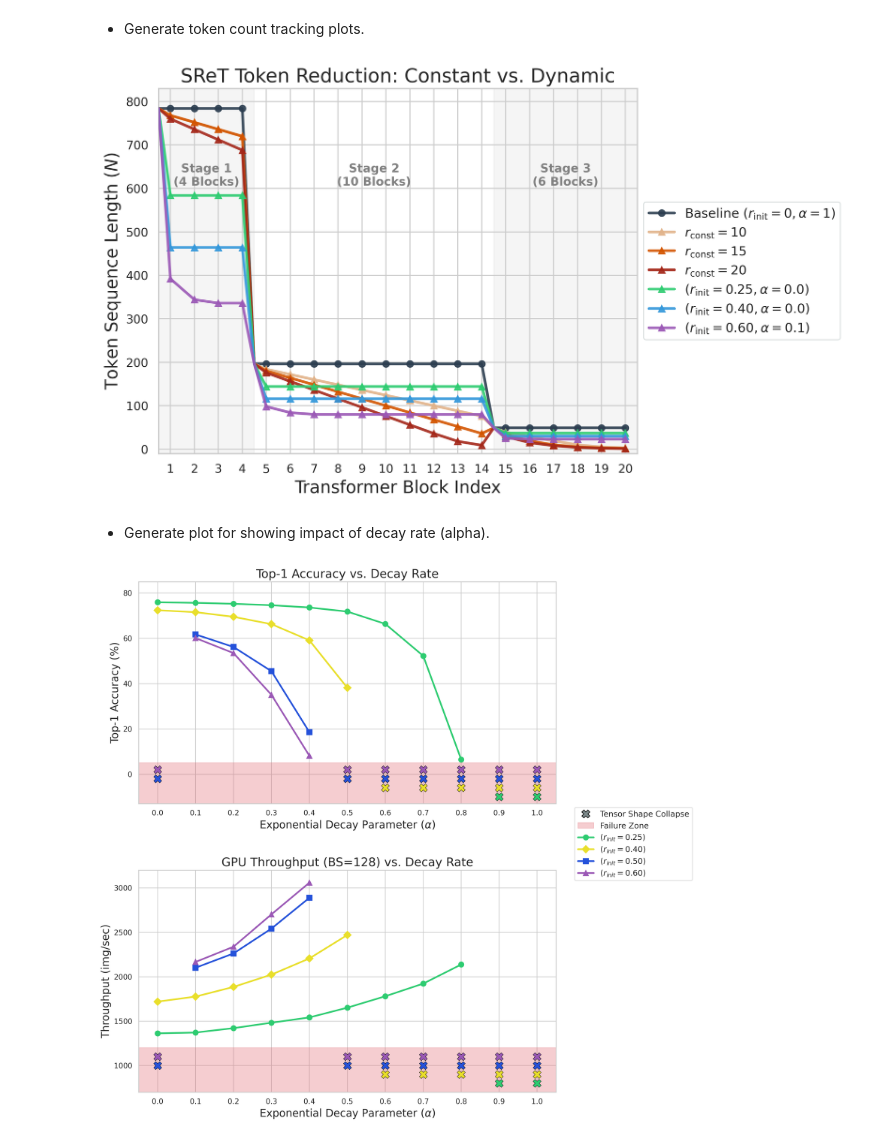
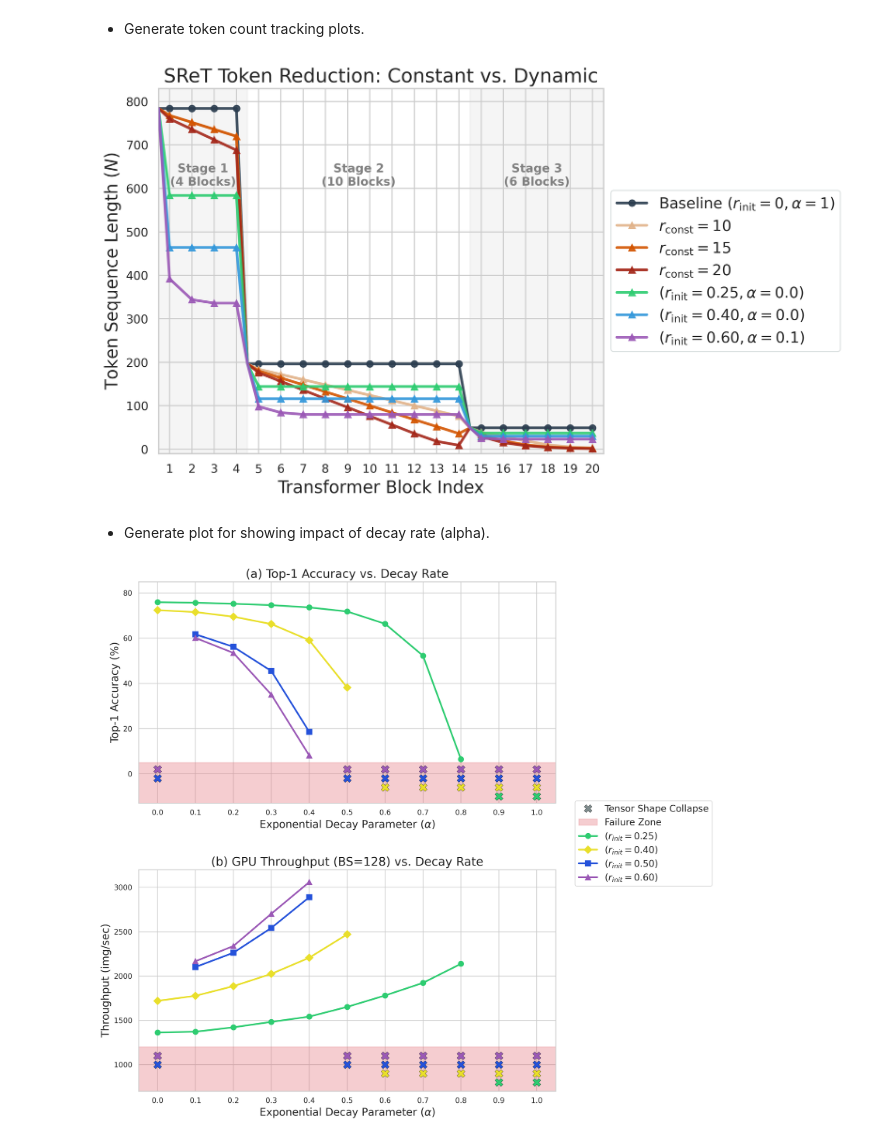
Before and after one commit to junseokm/sret-tome, a Jupyter notebook: plots.ipynb, the cells around one changed output. Drawn from its saved outputs; the diff is of its cells as text; code cells hidden in the pictures.

Commit message:
Update plots

```diff
--- a/plots.ipynb
+++ b/plots.ipynb
@@ -218,7 +193,7 @@ plt.rcParams.update({
     'font.size': 14,
     'axes.labelsize': 16,
     'axes.titlesize': 18,
-    'legend.fontsize': 12,
+    'legend.fontsize': 14,
     'figure.dpi': 300,
     'lines.linewidth': 2.5
 })
@@ -305,34 +280,34 @@ block_marker_indices = [i for i, x in enumerate(x_coords) if x % 1 == 0]
 for label, tokens in sret_token_progression.items():
     if "Constant" in label:
         linestyle = '--'
         marker = 's'  # square
     elif "Baseline" in label:
         linestyle = '-'
         marker = 'o'  # circle
     else:
         linestyle = '-'
         marker = '^'  # triangle
 
     ax.plot(x_coords, tokens, label=label, color=colors[label], linestyle=linestyle, marker=marker, markersize=6, markevery=block_marker_indices, alpha=0.9, zorder=5)
 
 ax.text(2.5, 630, 'Stage 1\n(4 Blocks)', ha='center', va='center', fontsize=11, fontweight='bold', color='gray')
 ax.text(9.5, 630, 'Stage 2\n(10 Blocks)', ha='center', va='center', fontsize=11, fontweight='bold', color='gray')
 ax.text(17.5, 630, 'Stage 3\n(6 Blocks)', ha='center', va='center', fontsize=11, fontweight='bold', color='gray')
 
 ax.set_title('SReT Token Reduction: Constant vs. Dynamic')
 ax.set_xlabel('Transformer Block Index')
 ax.set_ylabel('Token Sequence Length ($N$)')
 ax.set_xticks(range(1, 21))
 ax.set_xlim(0.5, 20.5)
 ax.set_ylim(-10, 830)
 
 ax.legend(loc='center left', bbox_to_anchor=(1, 0.5), frameon=True, facecolor='white', edgecolor='#d5dbdb')
 fig.tight_layout()
 fig.savefig('plots/sret_token_count.pdf', bbox_inches='tight')
 plt.show()
 plt.close(fig)
 # %% [output]
-[figure, old version]
+[figure, new version]
 # %% [markdown]
 - Generate plot for showing impact of decay rate (alpha).
 # %%
@@ -341,7 +316,7 @@ plt.rcParams.update({
     'font.size': 14,
     'axes.labelsize': 16,
     'axes.titlesize': 18,
-    'legend.fontsize': 12,
+    'legend.fontsize': 14,
     'figure.dpi': 300,
     'lines.linewidth': 2.5
 })
@@ -388,12 +363,12 @@ ax1.plot(alphas, acc_r60, label='($r_{init}=0.60$)', color='#9b59b6', marker='^'
 
 # show x markers
 for i, a in enumerate(alphas):
-    if status_r25[i] == 'FAILED': ax1.scatter(a, -10, color='#2ecc71', marker='X', s=150, edgecolor='black', linewidth=0.5, zorder=4)
-    if status_r40[i] == 'FAILED': ax1.scatter(a, -6,  color='#e9df2b', marker='X', s=150, edgecolor='black', linewidth=0.5, zorder=4)
-    if status_r50[i] == 'FAILED': ax1.scatter(a, -2,  color='#2552da', marker='X', s=150, edgecolor='black', linewidth=0.5, zorder=4)
-    if status_r60[i] == 'FAILED': ax1.scatter(a, 2,   color='#9b59b6', marker='X', s=150, edgecolor='black', linewidth=0.5, zorder=4)
+    if status_r25[i] == 'FAILED': ax1.scatter(a, -10, color='#2ecc71', marker='X', s=150, edgecolor='black', linewidth=0.3, zorder=4)
+    if status_r40[i] == 'FAILED': ax1.scatter(a, -6,  color='#e9df2b', marker='X', s=150, edgecolor='black', linewidth=0.3, zorder=4)
+    if status_r50[i] == 'FAILED': ax1.scatter(a, -2,  color='#2552da', marker='X', s=150, edgecolor='black', linewidth=0.3, zorder=4)
+    if status_r60[i] == 'FAILED': ax1.scatter(a, 2,   color='#9b59b6', marker='X', s=150, edgecolor='black', linewidth=0.3, zorder=4)
 
-ax1.set_title('Top-1 Accuracy vs. Decay Rate')
+ax1.set_title('(a) Top-1 Accuracy vs. Decay Rate')
 ax1.set_xlabel('Exponential Decay Parameter ($\\alpha$)')
 ax1.set_ylabel('Top-1 Accuracy (%)')
 ax1.set_xticks(alphas)
@@ -410,12 +385,12 @@ ax2.plot(alphas, tp_r60, color='#9b59b6', marker='^', markersize=8, zorder=3)
 
 # show x markers
 for i, a in enumerate(alphas):
-    if status_r25[i] == 'FAILED': ax2.scatter(a, 800, color='#2ecc71', marker='X', s=150, edgecolor='black', linewidth=0.5, zorder=4)
-    if status_r40[i] == 'FAILED': ax2.scatter(a, 900, color='#e9df2b', marker='X', s=150, edgecolor='black', linewidth=0.5, zorder=4)
-    if status_r50[i] == 'FAILED': ax2.scatter(a, 1000,    color='#2552da', marker='X', s=150, edgecolor='black', linewidth=0.5, zorder=4)
-    if status_r60[i] == 'FAILED': ax2.scatter(a, 1100,  color='#9b59b6', marker='X', s=150, edgecolor='black', linewidth=0.5, zorder=4)
+    if status_r25[i] == 'FAILED': ax2.scatter(a, 800, color='#2ecc71', marker='X', s=150, edgecolor='black', linewidth=0.3, zorder=4)
+    if status_r40[i] == 'FAILED': ax2.scatter(a, 900, color='#e9df2b', marker='X', s=150, edgecolor='black', linewidth=0.3, zorder=4)
+    if status_r50[i] == 'FAILED': ax2.scatter(a, 1000,    color='#2552da', marker='X', s=150, edgecolor='black', linewidth=0.3, zorder=4)
+    if status_r60[i] == 'FAILED': ax2.scatter(a, 1100,  color='#9b59b6', marker='X', s=150, edgecolor='black', linewidth=0.3, zorder=4)
 
-ax2.set_title('GPU Throughput (BS=128) vs. Decay Rate')
+ax2.set_title('(b) GPU Throughput (BS=128) vs. Decay Rate')
 ax2.set_xlabel('Exponential Decay Parameter ($\\alpha$)')
 ax2.set_ylabel('Throughput (img/sec)')
 ax2.set_xticks(alphas)
@@ -423,7 +398,7 @@ ax2.set_xlim(-0.05, 1.05)
 ax2.set_ylim(700, 3200)
 
 handles, labels = ax1.get_legend_handles_labels()
-failure_marker = Line2D([0], [0], marker='X', color='w', markerfacecolor='#7f8c8d', markeredgecolor='black', markersize=12, label='Tensor Shape Collapse')
+failure_marker = Line2D([0], [0], marker='X', color='w', markerfacecolor='#7f8c8d', markeredgecolor='black', markersize=12, markeredgewidth=0.3, label='Tensor Shape Collapse')
 
 handles.insert(0, failure_marker)
 labels.insert(0, 'Tensor Shape Collapse')
@@ -441,4 +416,4 @@ fig.savefig('plots/decay_rate.pdf', bbox_inches='tight')
 plt.show()
 plt.close(fig)
 # %% [output]
-[figure, old version]
+[figure, new version]
```
Also changed, not shown: parts of 1 cell of this notebook, 7 other files.
